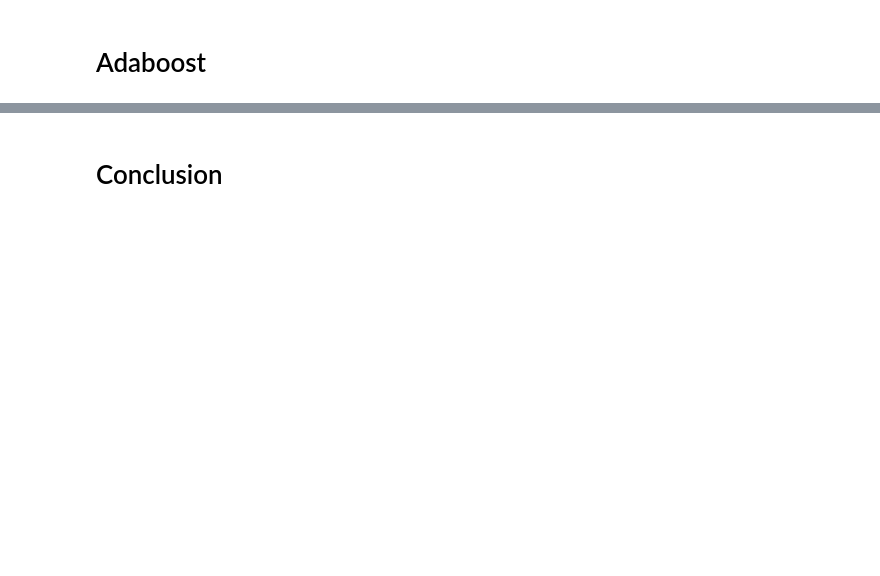
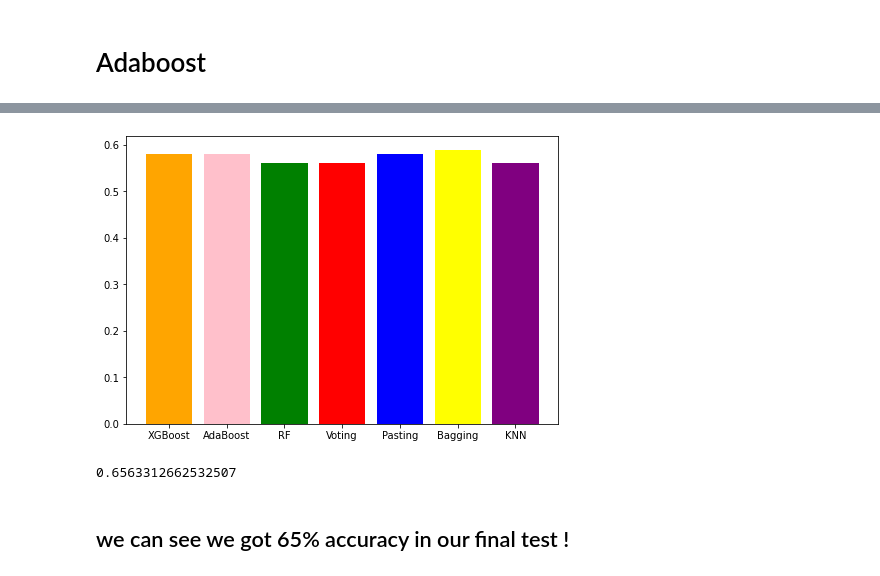
Before and after one commit to diklabirman/Data_Viz_Final_Project, a Jupyter notebook: DOGS VS. CATS.ipynb, the cells around one changed output, grey strips where cells are left out. Cells and saved outputs as stored; diff of their text form; code cells hidden in the pictures; blank space fills up the shorter version.

```diff
--- a/DOGS VS. CATS.ipynb
+++ b/DOGS VS. CATS.ipynb
@@ -733,9 +748,29 @@ plt.show()
+# %%
+import matplotlib.pyplot as plt
+fig = plt.figure()
+
+ax = fig.add_axes([0,0,1,1])
+langs = ['XGBoost', 'AdaBoost', 'RF', 'Voting', 'Pasting', 'Bagging', 'KNN']
+accuracy = [0.58,0.58,0.56,0.56,0.58,0.59,0.56]
+ax.bar(langs,accuracy)
+height = [0.58,0.58,0.56,0.56,0.58,0.59,0.56]
+bars = ('XGBoost', 'AdaBoost', 'RF', 'Voting', 'Pasting', 'Bagging', 'KNN')
+x_pos = np.arange(len(bars))
+
+# Create bars with different colors
+plt.bar(x_pos, height, color=['orange', 'pink', 'green', 'red', 'blue', 'yellow', 'purple'])
+
+plt.show()
+# %% [output]
+[figure, added]
 # %%
 #X_test_2,y_test_2
 # %%
 xgb_clf.fit(X_train_reduced,y_train)
 pred = xgb_clf.predict(X_test_2_reduced)
-xgb_acuracy_color = accuracy_score(y_test_2,y_pred)
+xgb_acuracy_color = accuracy_score(y_test_2,pred)
 print(xgb_acuracy_color )
+# %% [output]
+0.6563312662532507
-# %% [markdown]
-# Conclusion
+# %% [markdown]
+## we can see we got 65% accuracy in our final test !
```
Also changed, not shown: parts of 25 cells of this notebook.
